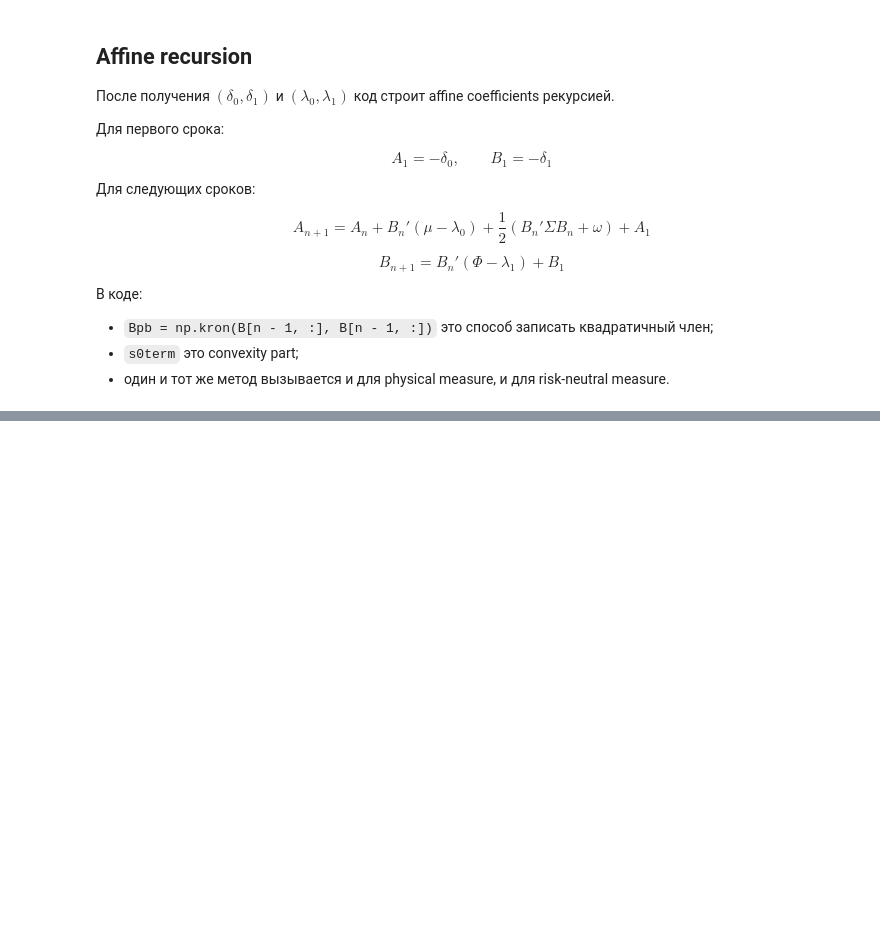
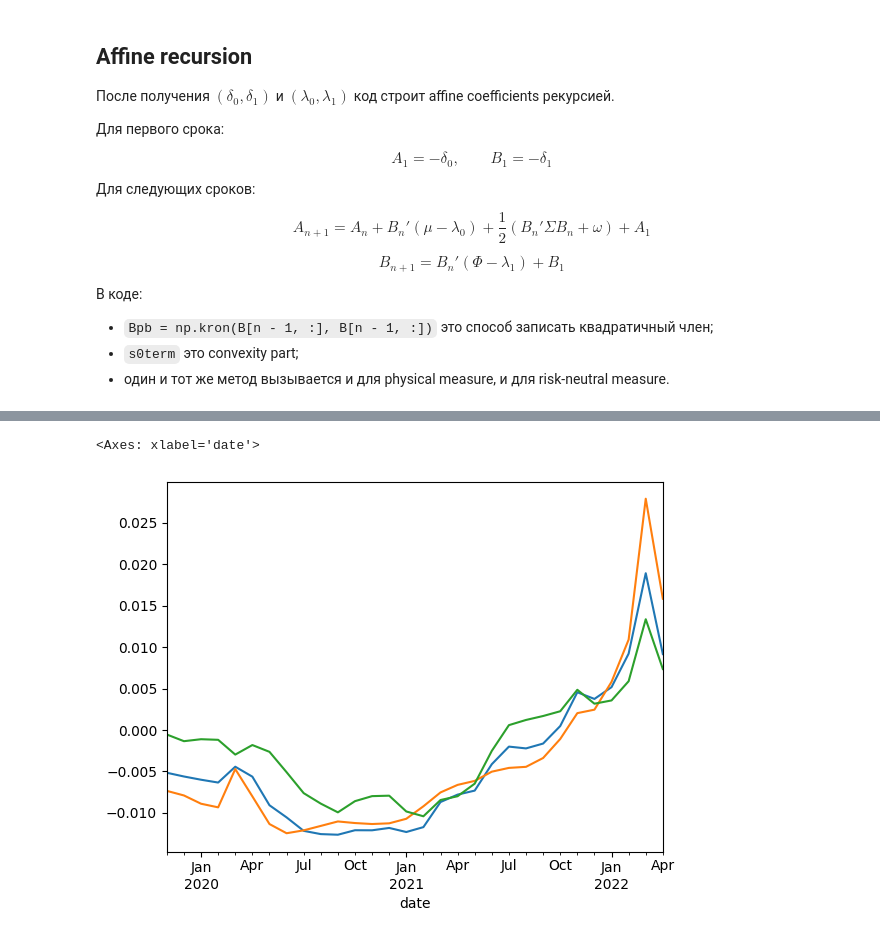
Before and after one commit to Codebuller/term_premium, a Jupyter notebook: math.ipynb, the cells around one changed output, grey strips where cells are left out. Saved outputs shown, nothing was run; the diff lists cells and outputs as text; code cells hidden in the pictures; blank space fills up the shorter version.

```diff
--- a/math.ipynb
+++ b/math.ipynb
@@ -477,0 +505,7 @@ for tenor in VISUALIZE_TENORS:
+# %%
+tp[70:100][60].plot()
+tp[70:100][120].plot()
+tp[70:100][24].plot()
+# %% [output]
+<Axes: xlabel='date'>
+[figure, added]
```
Also changed, not shown: parts of 6 cells of this notebook, 11 other files.
